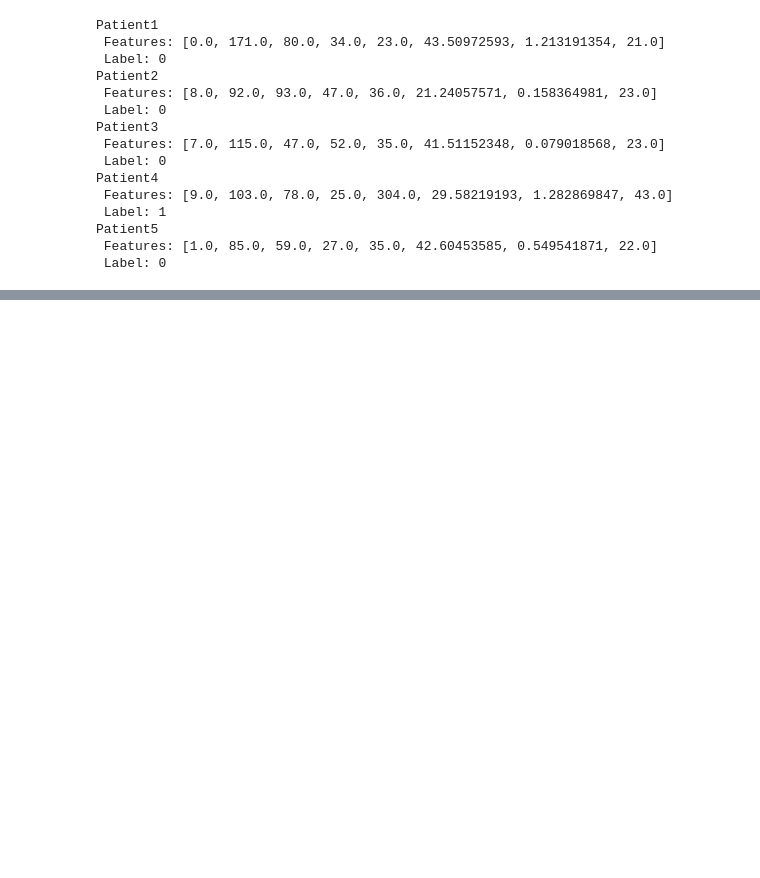
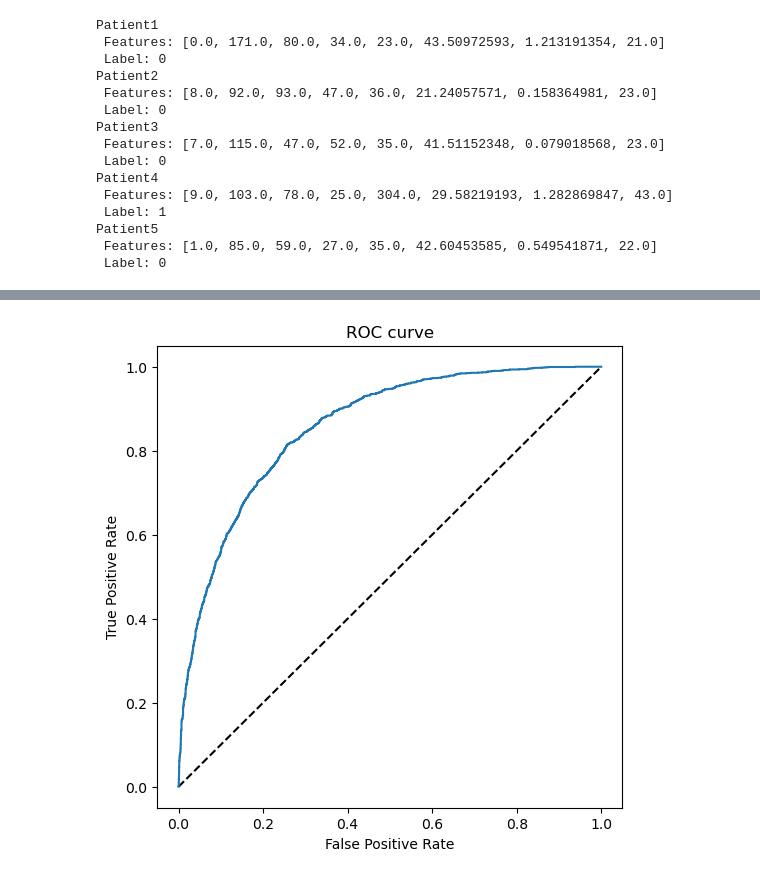
Before and after one commit to niikpakpobrown/Simple-ML, a Jupyter notebook: Binary-classification.ipynb, the cells around one changed output, grey strips where cells are left out. Drawn from its saved outputs; the diff is of its cells as text; code cells hidden in the pictures; blank space fills up the shorter version.

```diff
--- a/Binary-classification.ipynb
+++ b/Binary-classification.ipynb
@@ -96,0 +99,5 @@ plt.show()
+# %%
+# split the data into 70-30 proportion for training and testing
+X_train, X_test, y_train, y_test = train_test_split(X, y, test_size=0.30, random_state=0)
+
+print(f"Training cases:{X_train.shape[0]} \nTest cases: {X_test.shape[0]}")
@@ -96,0 +107,7 @@ plt.show()
+# %%
+# Set the regularization rate
+reg = 0.01
+
+# Train the model on the training data
+model = LogisticRegression(C=1/reg, solver="liblinear").fit(X_train, y_train)
+print(model)
@@ -96,0 +193,4 @@ plt.show()
+# %%
+# calculate y_scores
+y_scores = model.predict_proba(X_test)
+print(y_scores)
@@ -96,0 +209,18 @@ plt.show()
+# %%
+from sklearn.metrics import roc_curve
+
+#calculate ROC curve
+fpr, tpr, thresholds = roc_curve(y_test, y_scores[:,1])
+
+# plot ROC curve
+fig = plt.figure(figsize=(6,6))
+#plot the diagonal 50% line
+plt.plot([0,1], [0,1], "k--")
+#plot the FPR and TPR achieved by the model
+plt.plot(fpr, tpr)
+plt.xlabel("False Positive Rate")
+plt.ylabel("True Positive Rate")
+plt.title("ROC curve")
+plt.show()
+# %% [output]
+[figure, added]
```
Also changed, not shown: parts of 20 cells of this notebook.
